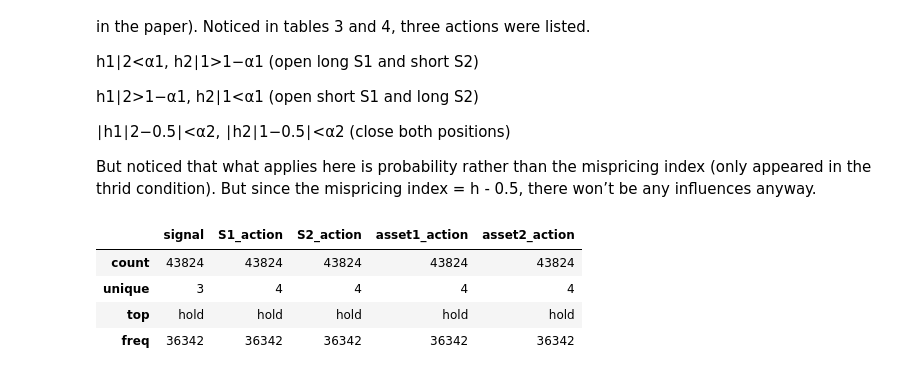
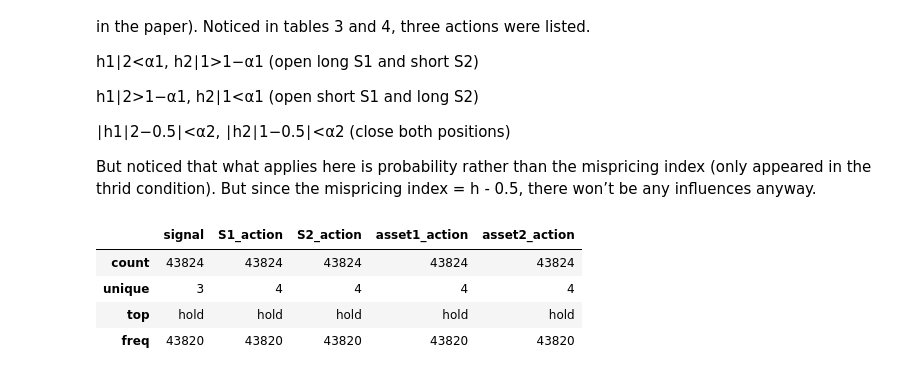
Before and after one commit to ZhechongYe/Numerical-Copula-Trading, a Jupyter notebook: demo.ipynb, the cells around one changed output. Cells and saved outputs as stored; diff of their text form; code cells hidden in the pictures.

Commit message:
update signals (onpy act long or short if 0 position, and no actions untill close)

```diff
--- a/demo.ipynb
+++ b/demo.ipynb
@@ -285,19 +285,19 @@
 But noticed that what applies here is probability rather than the mispricing index (only appeared in the thrid condition). But since the mispricing index = h - 0.5, there won’t be any influences anyway.
 # %%
 import importlib
-import signals
+import signalsV2
 
-importlib.reload(signals)
+importlib.reload(signalsV2)
 
-from signals import generate_signals
+from signalsV2 import generate_signals
 
 signal_df = generate_signals(mispricing_df, 0.20, 0.10, "h_1_given_2", "h_2_given_1")
 
 signal_df.head(10)
 signal_df.describe()
 # %% [output]
 |  | signal | S1_action | S2_action | asset1_action | asset2_action |
 | count | 43824 | 43824 | 43824 | 43824 | 43824 |
 | unique | 3 | 4 | 4 | 4 | 4 |
 | top | hold | hold | hold | hold | hold |
-| freq | 36342 | 36342 | 36342 | 36342 | 36342 |
+| freq | 43820 | 43820 | 43820 | 43820 | 43820 |
```
Also changed, not shown: 1 other file.
